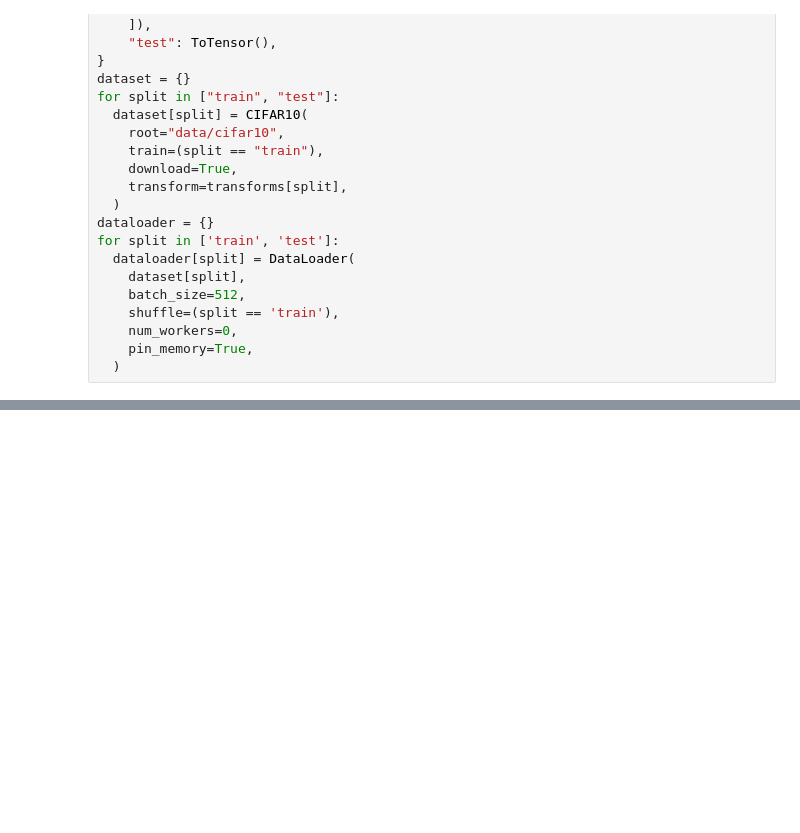
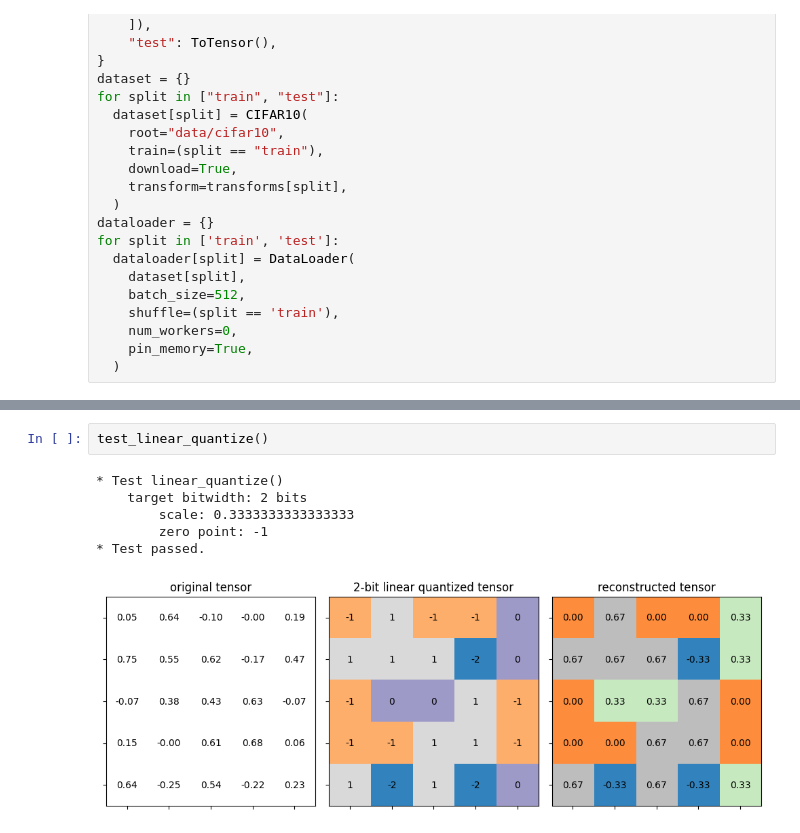
Before and after one commit to Kowshikh-10/Pytorch-, a Jupyter notebook: Untitled4.ipynb, the cells around one changed output, grey strips where cells are left out. Drawn from its saved outputs; the diff is of its cells as text; blank space fills up the shorter version.

```diff
--- a/Untitled4.ipynb
+++ b/Untitled4.ipynb
@@ -384,0 +418,9 @@ fp32 model has size=295307584.00 MiB
+# %%
+test_linear_quantize()
+# %% [output]
+* Test linear_quantize()
+    target bitwidth: 2 bits
+        scale: 0.3333333333333333
+        zero point: -1
+* Test passed.
+[figure, added]
```
Also changed, not shown: parts of 4 cells of this notebook.
